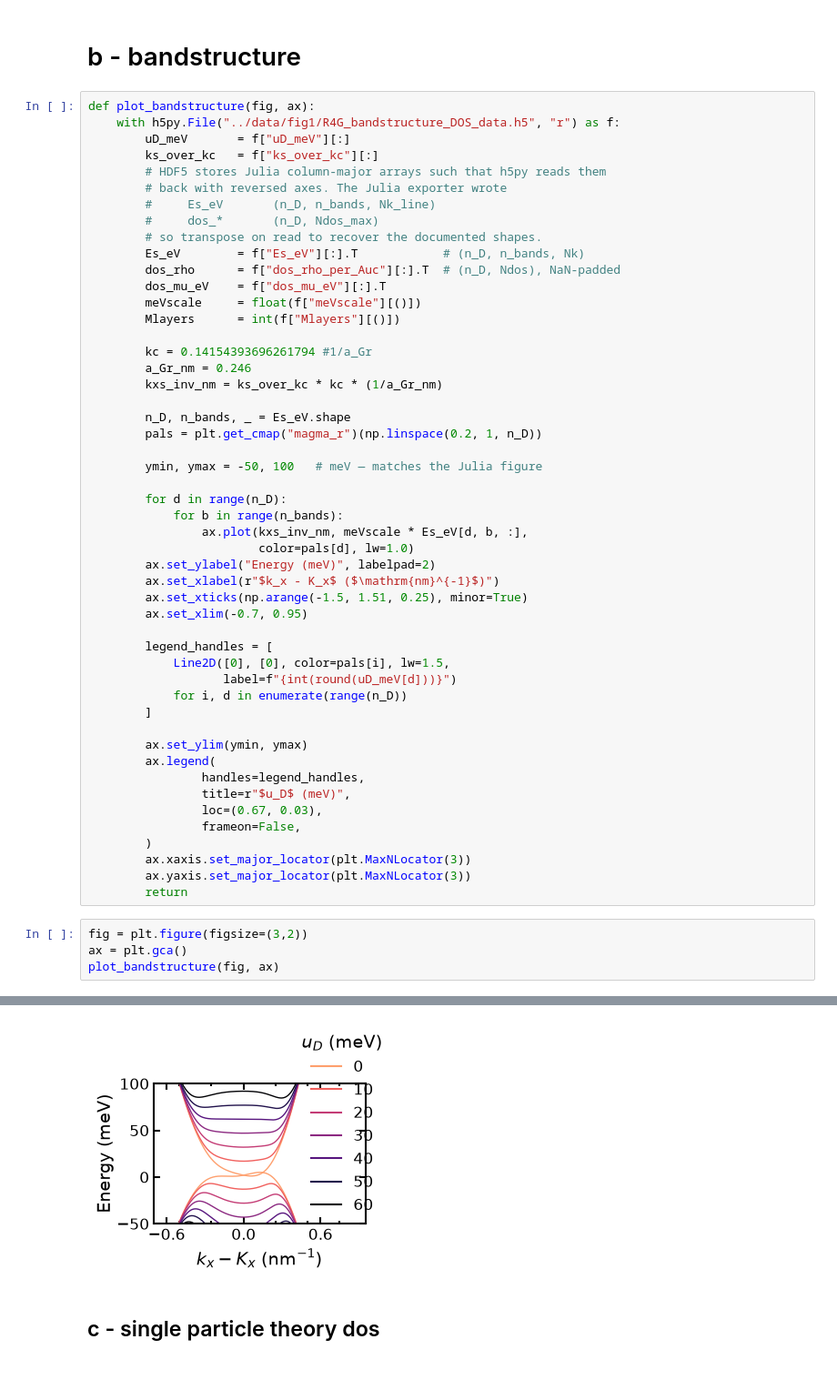
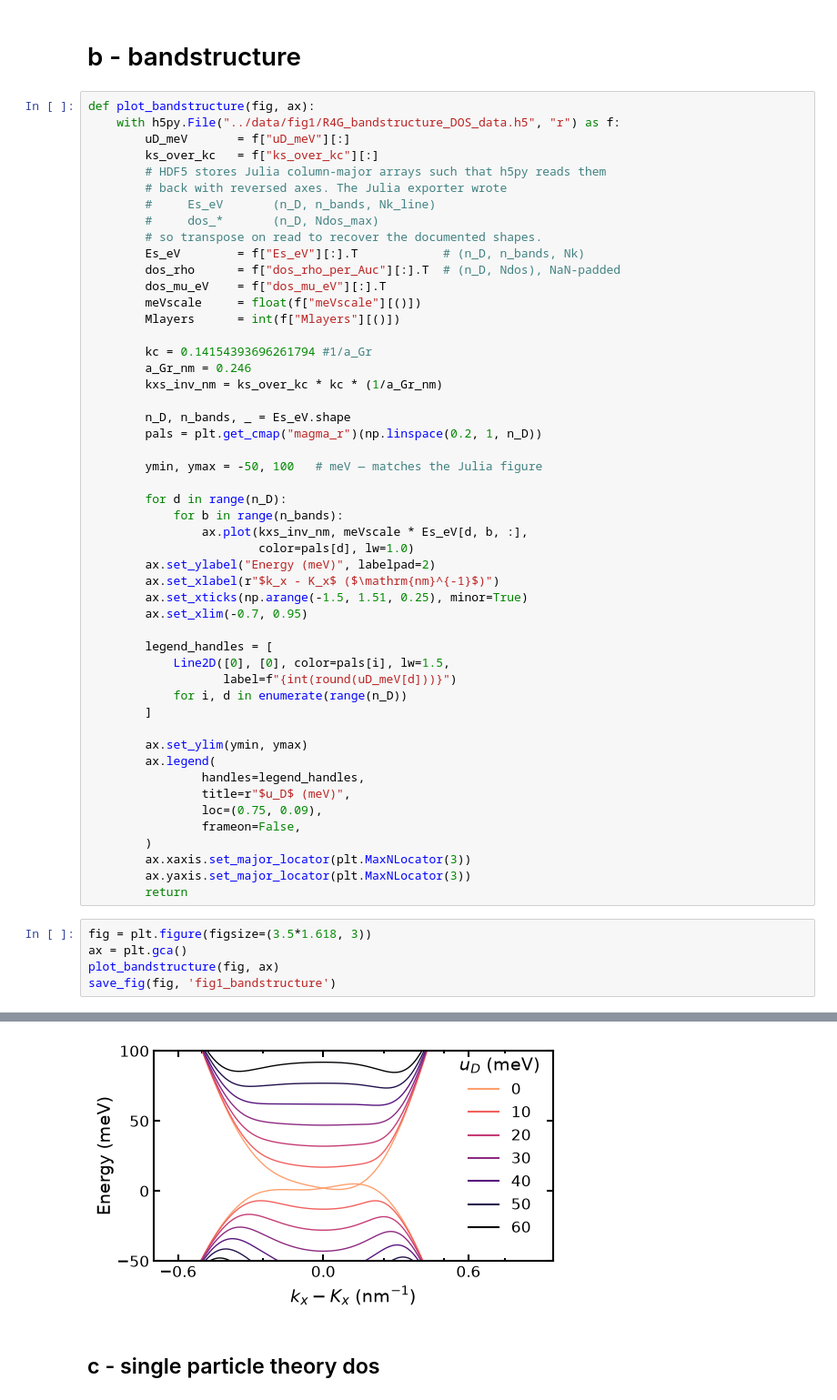
Before and after one commit to sharpelab/Fermiology-and-the-cCSC, a Jupyter notebook: fig1/fig1.ipynb, the cells around one changed output, grey strips where cells are left out. Shown at 91% size. Drawn from its saved outputs; the diff is of its cells as text; blank space fills up the shorter version.

```diff
--- a/fig1/fig1.ipynb
+++ b/fig1/fig1.ipynb
@@ -101,14 +101,15 @@ def plot_bandstructure(fig, ax):
         ax.legend(
                 handles=legend_handles,
                 title=r"$u_D$ (meV)",
-                loc=(0.67, 0.03),
+                loc=(0.75, 0.09),
                 frameon=False,
         )
         ax.xaxis.set_major_locator(plt.MaxNLocator(3))
         ax.yaxis.set_major_locator(plt.MaxNLocator(3))
         return
 # %%
-fig = plt.figure(figsize=(3,2))
+fig = plt.figure(figsize=(3.5*1.618, 3))
 ax = plt.gca()
 plot_bandstructure(fig, ax)
+save_fig(fig, 'fig1_bandstructure')
 # %% [output]
@@ -115,4 +117,4 @@ plot_bandstructure(fig, ax)
-[figure, old version]
+[figure, new version]
 # %% [markdown]
 ## c - single particle theory dos
 # %%
```
Also changed, not shown: parts of 2 cells of this notebook, 27 other files.
